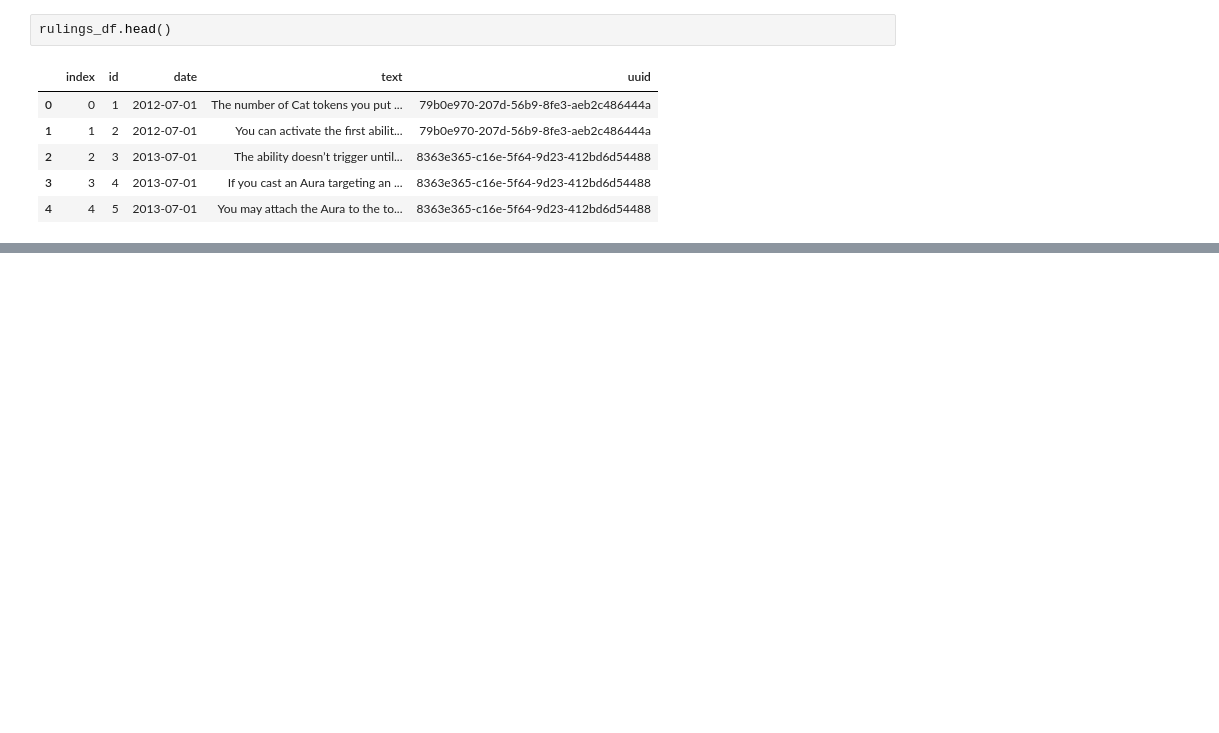
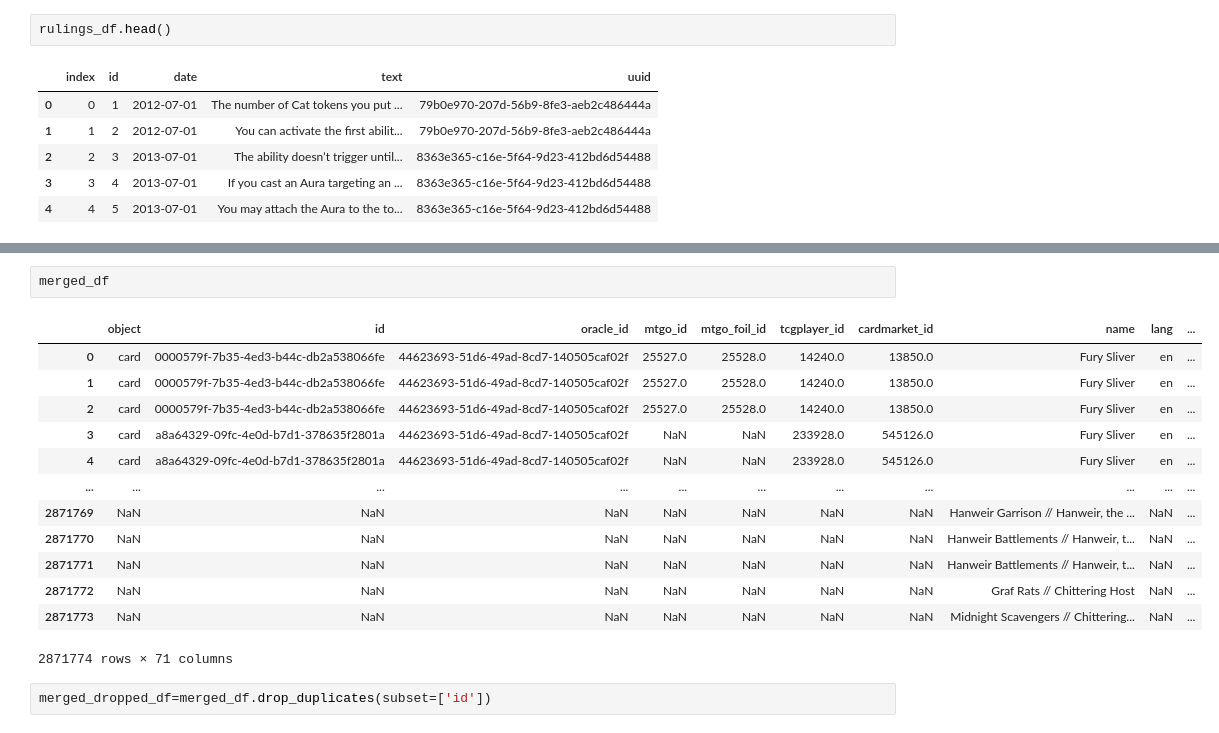
Before and after one commit to Dans1451/project2, a Jupyter notebook: Project 2 Notebook.ipynb, the cells around one changed output, grey strips where cells are left out. Saved outputs shown, nothing was run; the diff lists cells and outputs as text; blank space fills up the shorter version.

```diff
--- a/Project 2 Notebook.ipynb
+++ b/Project 2 Notebook.ipynb
@@ -219,0 +285,18 @@ rulings_df.head()
+# %%
+merged_df
+# %% [output]
+|  | object | id | oracle_id | mtgo_id | mtgo_foil_id | tcgplayer_id | cardmarket_id | name | lang | ... |
+| 0 | card | 0000579f-7b35-4ed3-b44c-db2a538066fe | 44623693-51d6-49ad-8cd7-140505caf02f | 25527.0 | 25528.0 | 14240.0 | 13850.0 | Fury Sliver | en | ... |
+| 1 | card | 0000579f-7b35-4ed3-b44c-db2a538066fe | 44623693-51d6-49ad-8cd7-140505caf02f | 25527.0 | 25528.0 | 14240.0 | 13850.0 | Fury Sliver | en | ... |
+| 2 | card | 0000579f-7b35-4ed3-b44c-db2a538066fe | 44623693-51d6-49ad-8cd7-140505caf02f | 25527.0 | 25528.0 | 14240.0 | 13850.0 | Fury Sliver | en | ... |
+| 3 | card | a8a64329-09fc-4e0d-b7d1-378635f2801a | 44623693-51d6-49ad-8cd7-140505caf02f | NaN | NaN | 233928.0 | 545126.0 | Fury Sliver | en | ... |
+| 4 | card | a8a64329-09fc-4e0d-b7d1-378635f2801a | 44623693-51d6-49ad-8cd7-140505caf02f | NaN | NaN | 233928.0 | 545126.0 | Fury Sliver | en | ... |
+| ... | ... | ... | ... | ... | ... | ... | ... | ... | ... | ... |
+| 2871769 | NaN | NaN | NaN | NaN | NaN | NaN | NaN | Hanweir Garrison // Hanweir, the ... | NaN | ... |
+| 2871770 | NaN | NaN | NaN | NaN | NaN | NaN | NaN | Hanweir Battlements // Hanweir, t... | NaN | ... |
+| 2871771 | NaN | NaN | NaN | NaN | NaN | NaN | NaN | Hanweir Battlements // Hanweir, t... | NaN | ... |
+| 2871772 | NaN | NaN | NaN | NaN | NaN | NaN | NaN | Graf Rats // Chittering Host | NaN | ... |
+| 2871773 | NaN | NaN | NaN | NaN | NaN | NaN | NaN | Midnight Scavengers // Chittering... | NaN | ... |
+2871774 rows × 71 columns
+# %%
+merged_dropped_df=merged_df.drop_duplicates(subset=['id'])
```
Also changed, not shown: parts of 8 cells of this notebook.
